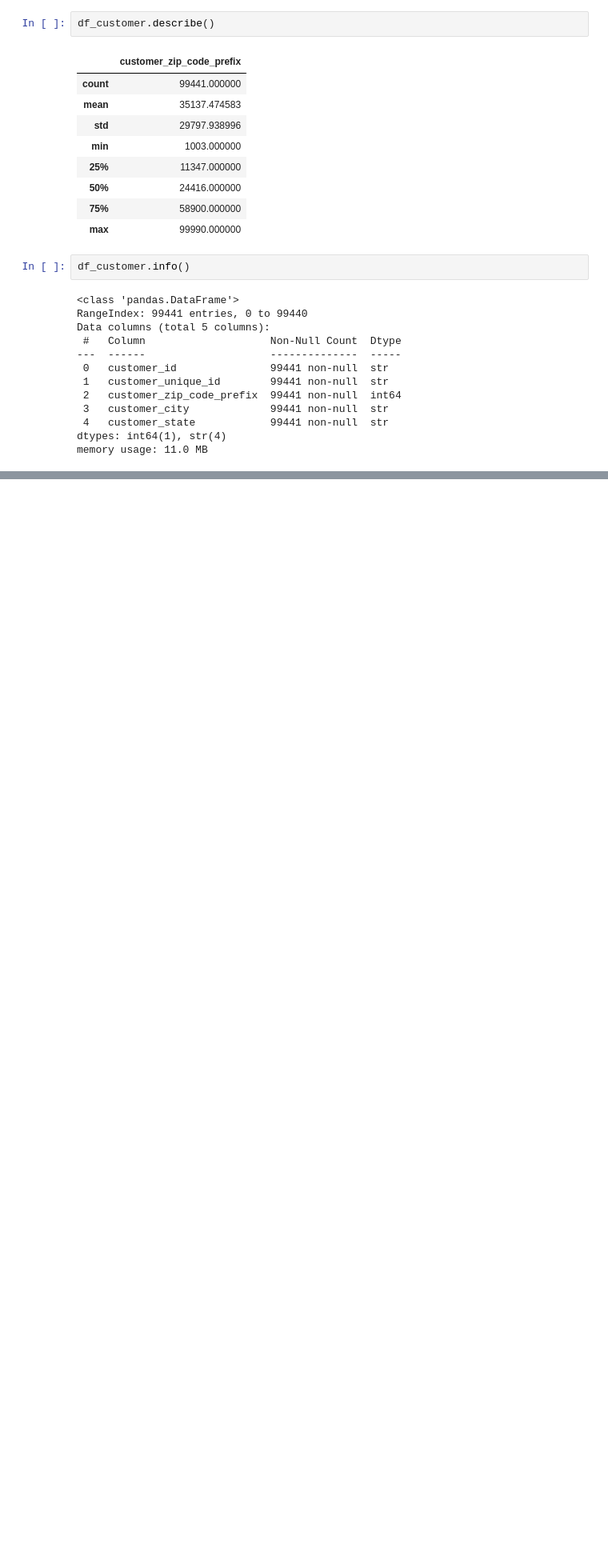
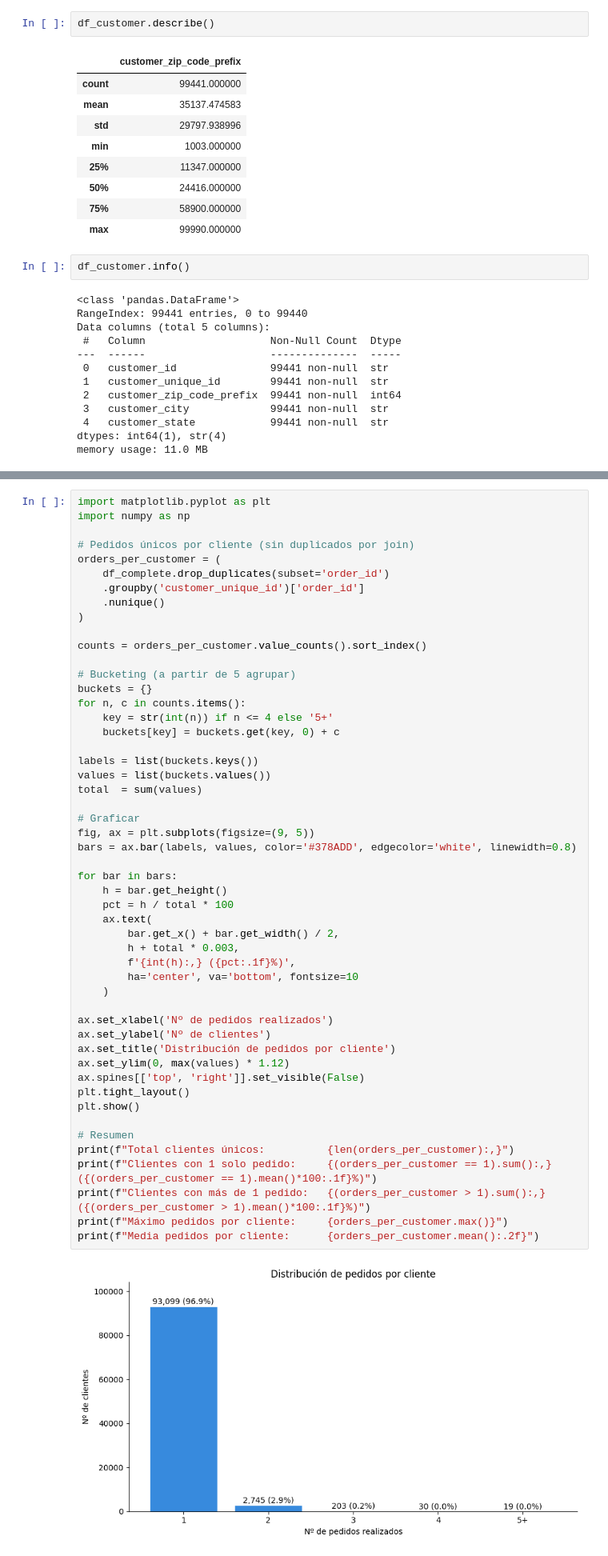
Before and after one commit to albamlln06/ecommerce-marketing-ml, a Jupyter notebook: preprocessing/01_explore.ipynb, the cells around one changed output, grey strips where cells are left out. Shown at 80% size. Drawn from its saved outputs; the diff is of its cells as text; blank space fills up the shorter version.

```diff
--- a/preprocessing/01_explore.ipynb
+++ b/preprocessing/01_explore.ipynb
@@ -89,0 +261,53 @@ memory usage: 11.0 MB
+# %%
+import matplotlib.pyplot as plt
+import numpy as np
+
+# Pedidos únicos por cliente (sin duplicados por join)
+orders_per_customer = (
+    df_complete.drop_duplicates(subset='order_id')
+    .groupby('customer_unique_id')['order_id']
+    .nunique()
+)
+
+counts = orders_per_customer.value_counts().sort_index()
+
+# Bucketing (a partir de 5 agrupar)
+buckets = {}
+for n, c in counts.items():
+    key = str(int(n)) if n <= 4 else '5+'
+    buckets[key] = buckets.get(key, 0) + c
+
+labels = list(buckets.keys())
+values = list(buckets.values())
+total  = sum(values)
+
+# Graficar
+fig, ax = plt.subplots(figsize=(9, 5))
+bars = ax.bar(labels, values, color='#378ADD', edgecolor='white', linewidth=0.8)
+
+for bar in bars:
+    h = bar.get_height()
+    pct = h / total * 100
+    ax.text(
+        bar.get_x() + bar.get_width() / 2,
+        h + total * 0.003,
+        f'{int(h):,} ({pct:.1f}%)',
+        ha='center', va='bottom', fontsize=10
+    )
+
+ax.set_xlabel('Nº de pedidos realizados')
+ax.set_ylabel('Nº de clientes')
+ax.set_title('Distribución de pedidos por cliente')
+ax.set_ylim(0, max(values) * 1.12)
+ax.spines[['top', 'right']].set_visible(False)
+plt.tight_layout()
+plt.show()
+
+# Resumen
+print(f"Total clientes únicos:          {len(orders_per_customer):,}")
+print(f"Clientes con 1 solo pedido:     {(orders_per_customer == 1).sum():,} ({(orders_per_customer == 1).mean()*100:.1f}%)")
+print(f"Clientes con más de 1 pedido:   {(orders_per_customer > 1).sum():,} ({(orders_per_customer > 1).mean()*100:.1f}%)")
+print(f"Máximo pedidos por cliente:     {orders_per_customer.max()}")
+print(f"Media pedidos por cliente:      {orders_per_customer.mean():.2f}")
+# %% [output]
+[figure, added]
```
Also changed, not shown: parts of 22 cells of this notebook, 15 other files.
